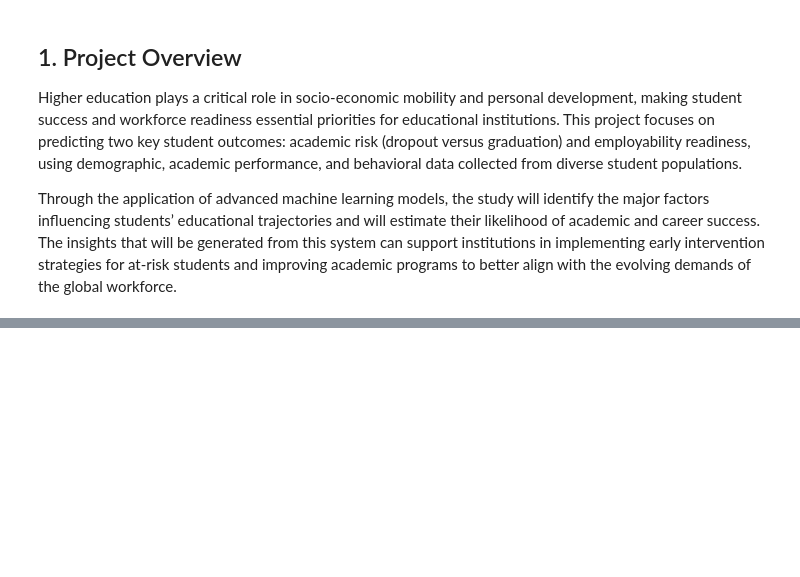
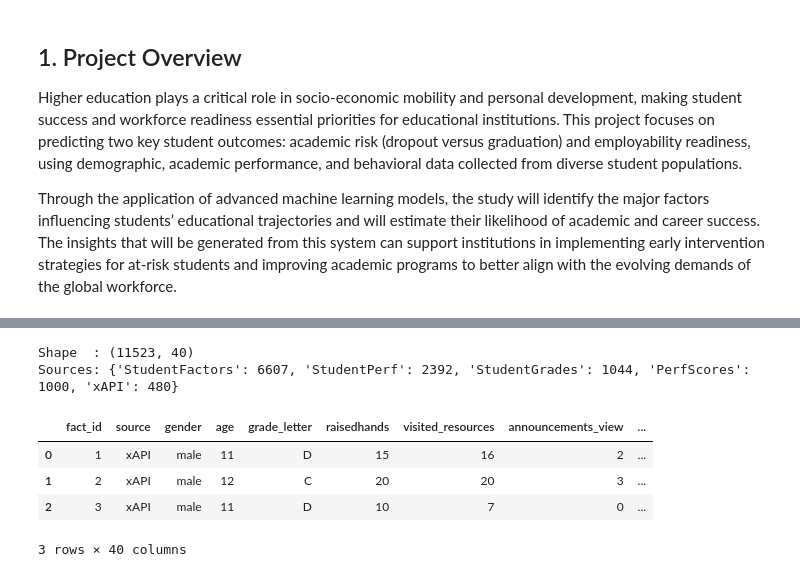
Before and after one commit to Jondonover/CAPSTONE---AI-POWERED-STUDENT-RISK-EMPLOYABILITY-PREDICTOR, a Jupyter notebook: Notebook/Project.ipynb, the cells around one changed output, grey strips where cells are left out. Saved outputs shown, nothing was run; the diff lists cells and outputs as text; code cells hidden in the pictures; blank space fills up the shorter version.

```diff
--- a/Notebook/Project.ipynb
+++ b/Notebook/Project.ipynb
@@ -92,0 +139,27 @@ import joblib
+# %%
+#Global configuration
+RANDOM_SEED = 42
+np.random.seed(RANDOM_SEED)
+
+# Plot style
+plt.rcParams.update({
+    'figure.figsize': (10, 5),
+    'axes.spines.top': False,
+    'axes.spines.right': False,
+    'axes.titlesize': 14,
+    'axes.labelsize': 12,
+    'figure.dpi': 100,
+})
+PALETTE = ['#378ADD', '#D85A30', '#1D9E75', '#EF9F27', '#7F77DD', '#D4537E']
+
+# File paths
+PATH_DROPOUT   = 'data.csv'
+PATH_ACADEMIC  = 'Academic Risk Prediction DW.csv'
+PATH_EMPLOY    = 'UECD_1200_dataset.csv'
+PATH_RESUME    = 'Resume.csv'
+
+# Output directories
+os.makedirs('models',  exist_ok=True)
+os.makedirs('outputs', exist_ok=True)
+
+print("✓ Configuration set — random seed:", RANDOM_SEED)
@@ -92,0 +211,15 @@ import joblib
+# %%
+# Academic risk warehouse
+df_academic = pd.read_csv(PATH_ACADEMIC)
+
+print(f"Shape  : {df_academic.shape}")
+print(f"Sources: {df_academic['source'].value_counts().to_dict()}")
+df_academic.head(3)
+# %% [output]
+Shape  : (11523, 40)
+Sources: {'StudentFactors': 6607, 'StudentPerf': 2392, 'StudentGrades': 1044, 'PerfScores': 1000, 'xAPI': 480}
+|  | fact_id | source | gender | age | grade_letter | raisedhands | visited_resources | announcements_view | ... |
+| 0 | 1 | xAPI | male | 11 | D | 15 | 16 | 2 | ... |
+| 1 | 2 | xAPI | male | 12 | C | 20 | 20 | 3 | ... |
+| 2 | 3 | xAPI | male | 11 | D | 10 | 7 | 0 | ... |
+3 rows × 40 columns
```
Also changed, not shown: parts of 19 cells of this notebook.
